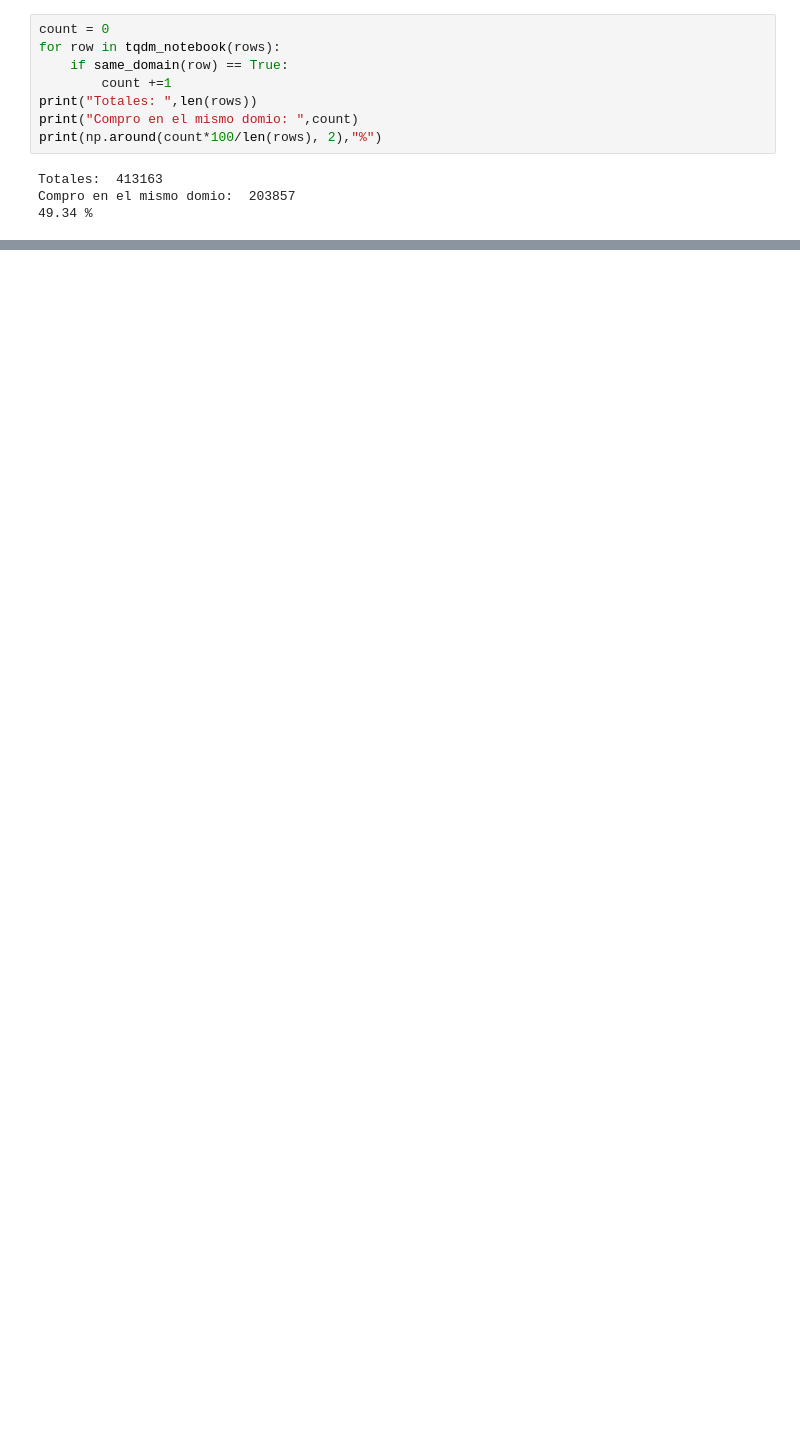
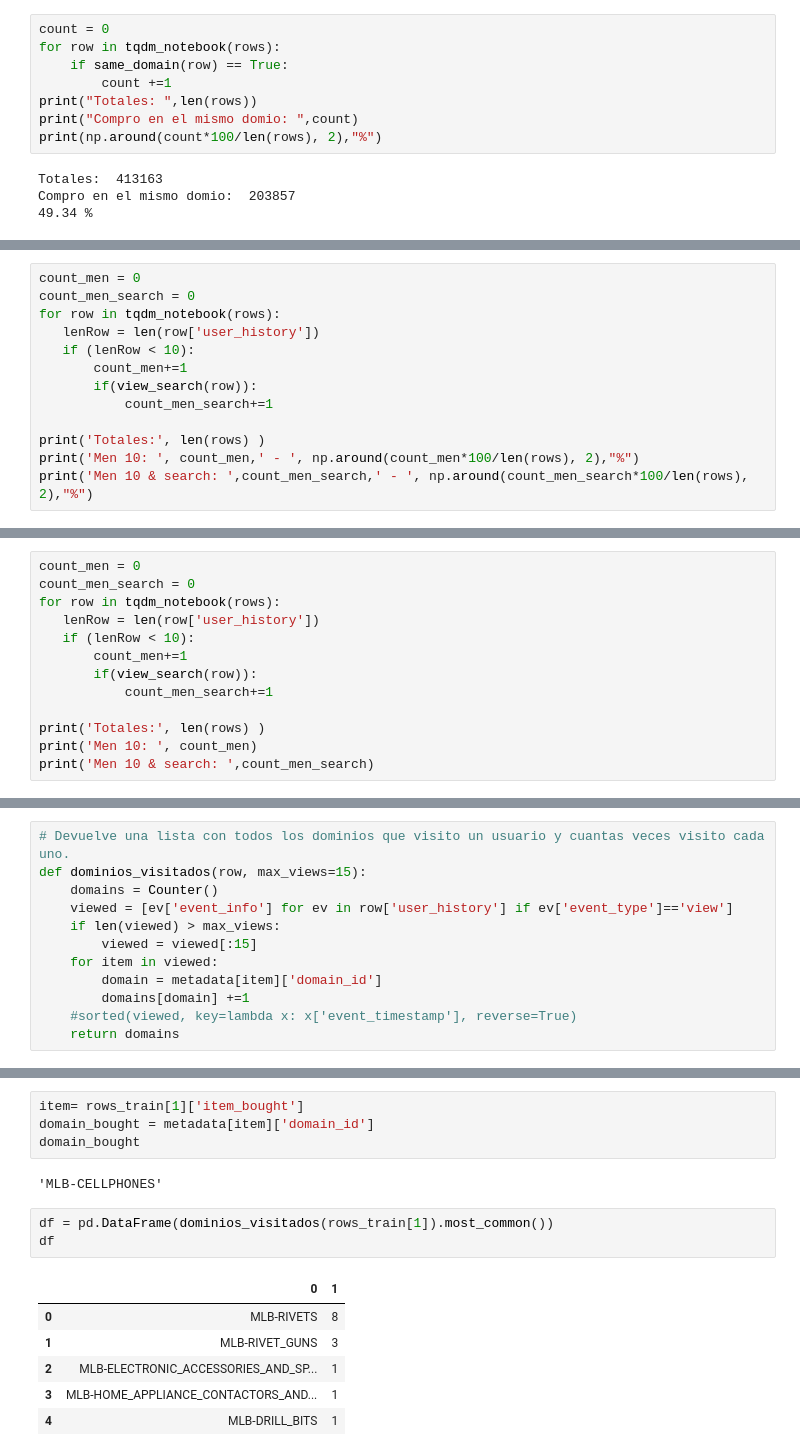
Before and after one commit to naio83/SistemasDeRecomendacion, a Jupyter notebook: challenge_meli/exploratorio.ipynb, the cells around one changed output, grey strips where cells are left out. Drawn from its saved outputs; the diff is of its cells as text; blank space fills up the shorter version.

```diff
--- a/challenge_meli/exploratorio.ipynb
+++ b/challenge_meli/exploratorio.ipynb
@@ -161,0 +282,13 @@ Compro en el mismo domio:  203857
+# %%
+count_men = 0
+count_men_search = 0
+for row in tqdm_notebook(rows):
+   lenRow = len(row['user_history'])
+   if (lenRow < 10):
+       count_men+=1
+       if(view_search(row)):
+           count_men_search+=1
+
+print('Totales:', len(rows) )
+print('Men 10: ', count_men,' - ', np.around(count_men*100/len(rows), 2),"%")
+print('Men 10 & search: ',count_men_search,' - ', np.around(count_men_search*100/len(rows), 2),"%")
@@ -161,0 +367,13 @@ Compro en el mismo domio:  203857
+# %%
+count_men = 0
+count_men_search = 0
+for row in tqdm_notebook(rows):
+   lenRow = len(row['user_history'])
+   if (lenRow < 10):
+       count_men+=1
+       if(view_search(row)):
+           count_men_search+=1
+
+print('Totales:', len(rows) )
+print('Men 10: ', count_men)
+print('Men 10 & search: ',count_men_search)
@@ -161,0 +386,12 @@ Compro en el mismo domio:  203857
+# %%
+# Devuelve una lista con todos los dominios que visito un usuario y cuantas veces visito cada uno.
+def dominios_visitados(row, max_views=15):
+    domains = Counter()
+    viewed = [ev['event_info'] for ev in row['user_history'] if ev['event_type']=='view']
+    if len(viewed) > max_views:
+        viewed = viewed[:15]
+    for item in viewed:
+        domain = metadata[item]['domain_id']
+        domains[domain] +=1
+    #sorted(viewed, key=lambda x: x['event_timestamp'], reverse=True)
+    return domains
@@ -161,0 +410,16 @@ Compro en el mismo domio:  203857
+# %%
+item= rows_train[1]['item_bought']
+domain_bought = metadata[item]['domain_id']
+domain_bought
+# %% [output]
+'MLB-CELLPHONES'
+# %%
+df = pd.DataFrame(dominios_visitados(rows_train[1]).most_common())
+df
+# %% [output]
+|  | 0 | 1 |
+| 0 | MLB-RIVETS | 8 |
+| 1 | MLB-RIVET_GUNS | 3 |
+| 2 | MLB-ELECTRONIC_ACCESSORIES_AND_SP... | 1 |
+| 3 | MLB-HOME_APPLIANCE_CONTACTORS_AND... | 1 |
+| 4 | MLB-DRILL_BITS | 1 |
```
Also changed, not shown: parts of 49 cells of this notebook, 25 other files.
